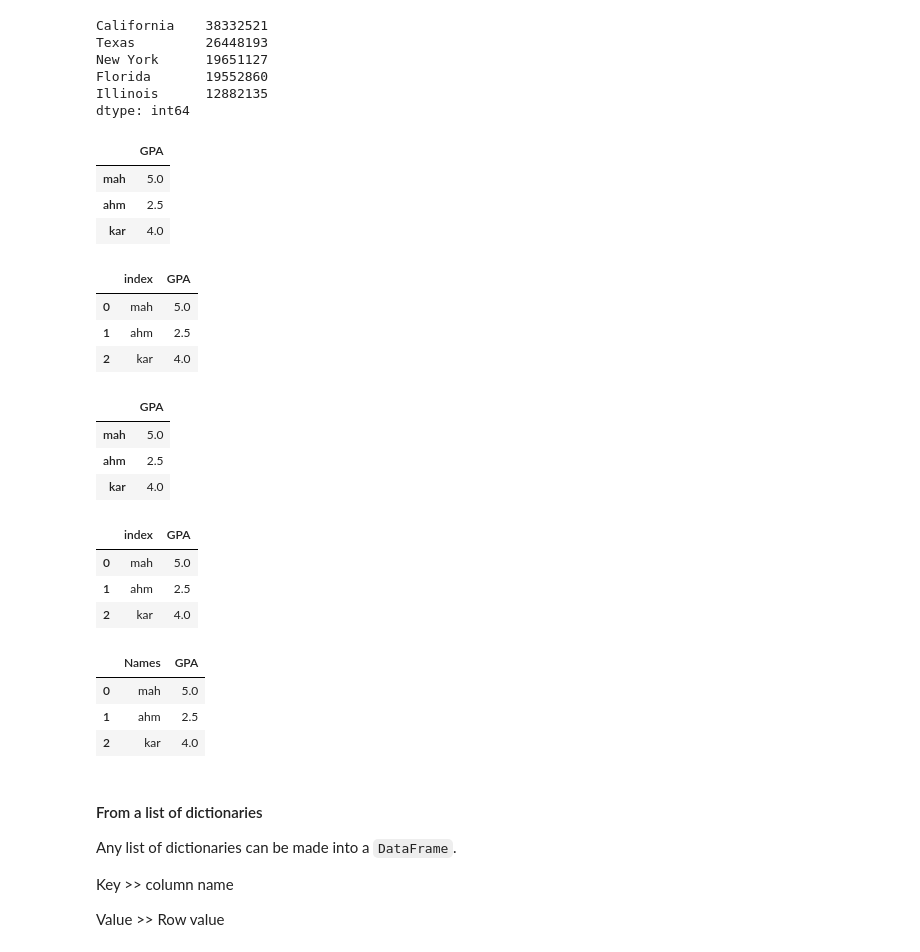
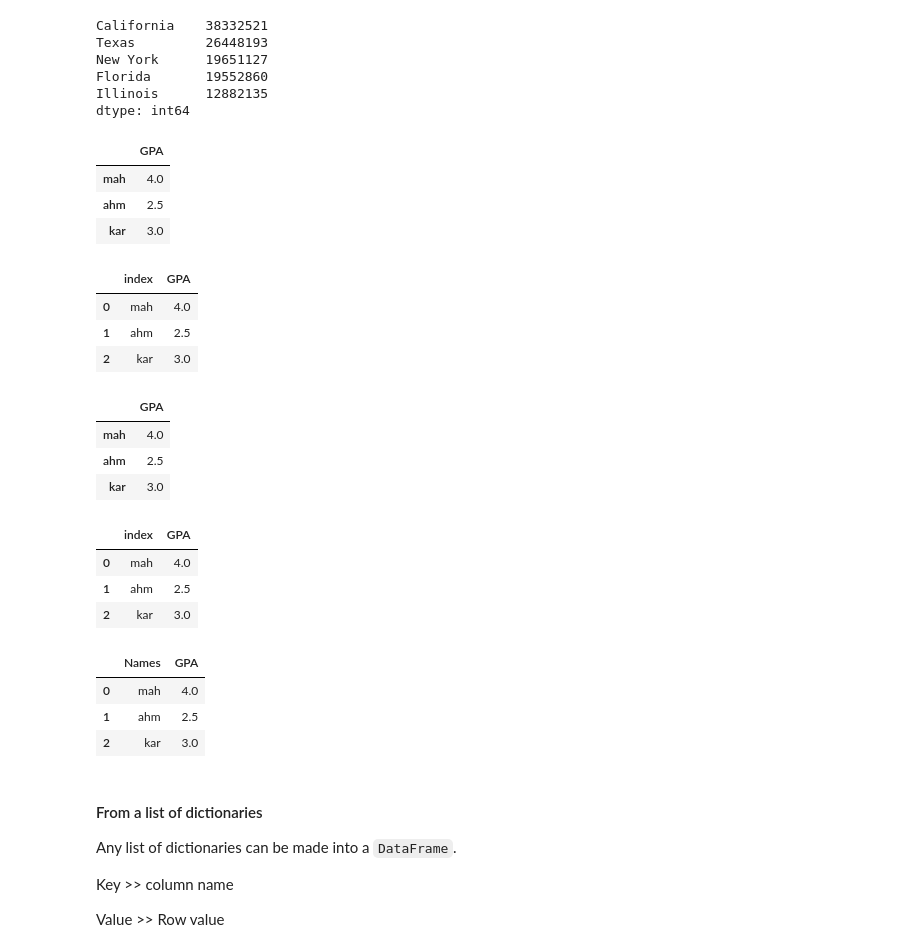
Before and after one commit to Mahmoud-Khorshed-DS-AI/AI-DS-Online-Diploma-Summer-Semester-2024, a Jupyter notebook: Session 7/Pandas lab7.ipynb, the cells around one changed output. Saved outputs shown, nothing was run; the diff lists cells and outputs as text; code cells hidden in the pictures.

```diff
--- a/Session 7/Pandas lab7.ipynb
+++ b/Session 7/Pandas lab7.ipynb
@@ -368,49 +385,49 @@ Florida       19552860
 Illinois      12882135
 dtype: int64
 # %%
-stu_d = {'mah':5,
+stu_d = {'mah':4,
          'ahm':2.5,
-         'kar':4}
+         'kar':3}
 
 stu_s  = pd.Series(
                     stu_d
                    )
 
 stu_df = pd.DataFrame(
                       stu_s,
                       columns=['GPA']
                       )
 
 stu_df
 # %% [output]
 |  | GPA |
-| mah | 5.0 |
+| mah | 4.0 |
 | ahm | 2.5 |
-| kar | 4.0 |
+| kar | 3.0 |
 # %%
 stu_df.reset_index()  #inplace=True
 # stu_df
 # %% [output]
 |  | index | GPA |
-| 0 | mah | 5.0 |
+| 0 | mah | 4.0 |
 | 1 | ahm | 2.5 |
-| 2 | kar | 4.0 |
+| 2 | kar | 3.0 |
 # %%
 stu_df
 # %% [output]
 |  | GPA |
-| mah | 5.0 |
+| mah | 4.0 |
 | ahm | 2.5 |
-| kar | 4.0 |
+| kar | 3.0 |
 # %%
 stu_df.reset_index(inplace=True)
 # %%
 stu_df
 # %% [output]
 |  | index | GPA |
-| 0 | mah | 5.0 |
+| 0 | mah | 4.0 |
 | 1 | ahm | 2.5 |
-| 2 | kar | 4.0 |
+| 2 | kar | 3.0 |
 # %%
 stu_df.rename(columns={'index':'Names'},
               inplace=True
@@ -419,9 +436,9 @@ stu_df.rename(columns={'index':'Names'},
 stu_df
 # %% [output]
 |  | Names | GPA |
-| 0 | mah | 5.0 |
+| 0 | mah | 4.0 |
 | 1 | ahm | 2.5 |
-| 2 | kar | 4.0 |
+| 2 | kar | 3.0 |
 # %% [markdown]
 #### From a list of dictionaries
 
```
Also changed, not shown: parts of 5 cells of this notebook.
